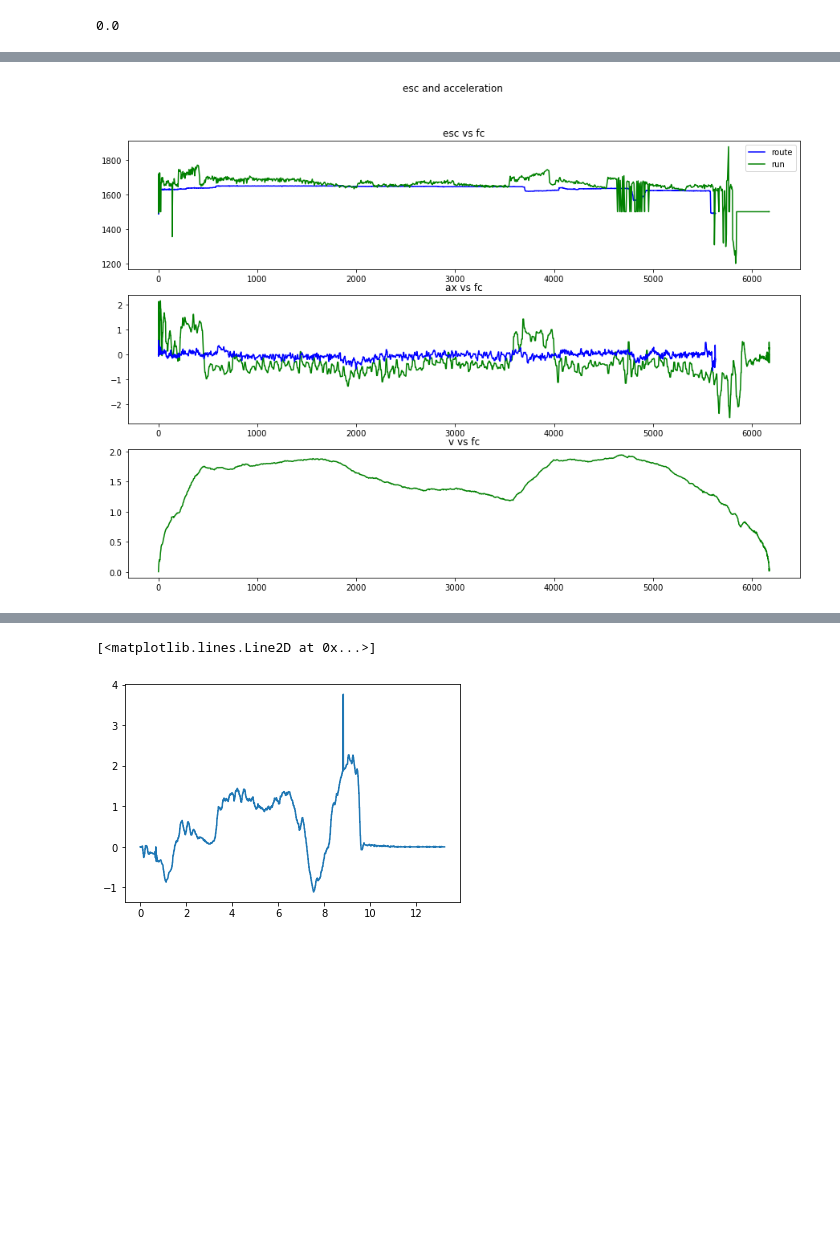
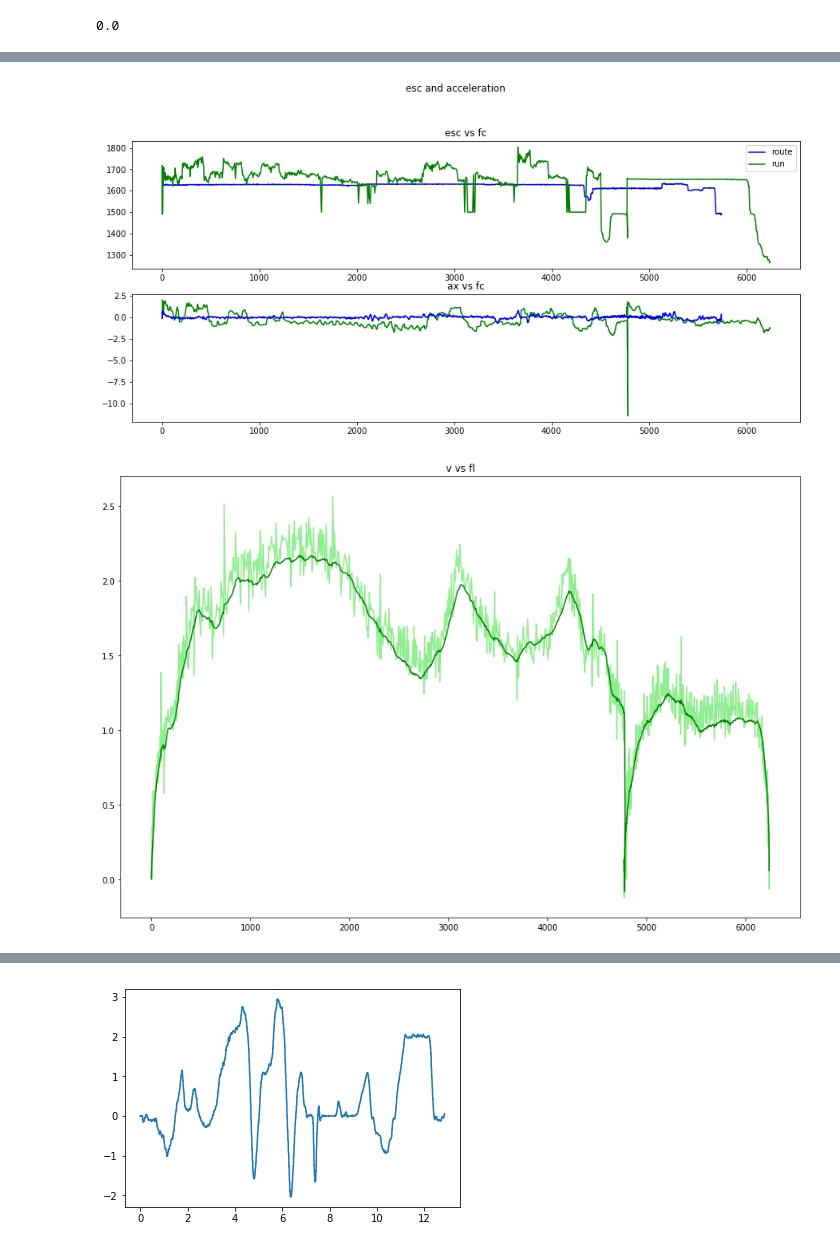
Before and after one commit to berickson/car, a Jupyter notebook: notebooks/Odometry.ipynb, the cells around one changed output, grey strips where cells are left out. Saved outputs shown, nothing was run; the diff lists cells and outputs as text; code cells hidden in the pictures; blank space fills up the shorter version.

```diff
--- a/notebooks/Odometry.ipynb
+++ b/notebooks/Odometry.ipynb
@@ -1,5 +1,5 @@
 # %%
-run_folder = 'tracks/desk/routes/Z/runs/15'
+run_folder = 'tracks/desk/routes/C/runs/6'
 # %% [markdown]
 ## Imports and Helpers
 # %%
@@ -290,19 +312,28 @@ def diff_n(v,n=1):
 # %%
 # research velocity
 fig = big_figure()
 fig.suptitle("esc and acceleration")
 plt.subplot(3,1,1)
 plt.plot(route.fc, route.esc, color='b',label='route')
 plt.plot(run.fc, run.esc, color='g',label='run')
 plt.legend()
 plt.title("esc vs fc")
 plt.subplot(3,1,2)
 plt.title('ax vs fc')
 plt.plot(run.fc, run.ax,color='g');
 plt.plot(route.fc, route.ax,color='b');
 
-plt.subplot(3,1,3)
-plt.title('v vs fc')
+big_figure()
+
+plt.title('v vs fl')
+plt.plot(run.fc, run.fl_v,color='lightgreen');
 plt.plot(run.fc, run.fl_kv,color='g');
+
+big_figure()
+
+plt.title('v vs fr')
+plt.plot(run.fc, run.fr_v,color='lightblue');
+plt.plot(run.fc, run.fr_kv,color='blue');
 # %% [output]
-[figure, old version]
+[figure, new version]
+[figure, added]
@@ -309,8 +341,7 @@ plt.plot(run.fc, run.fl_kv,color='g');
 # %%
-plt.plot(run.t,diff_n(run.heading,2))
+plt.plot(run.t,diff_n(run.heading,2));
 # %% [output]
-[<matplotlib.lines.Line2D at 0x...>]
-[figure, old version]
+[figure, new version]
 # %%
 # How does wheel speed difference compare to turn rate?
 run.dtheta=diff_n(run.heading,2)
```
Also changed, not shown: parts of 24 cells of this notebook, 3 other files.
